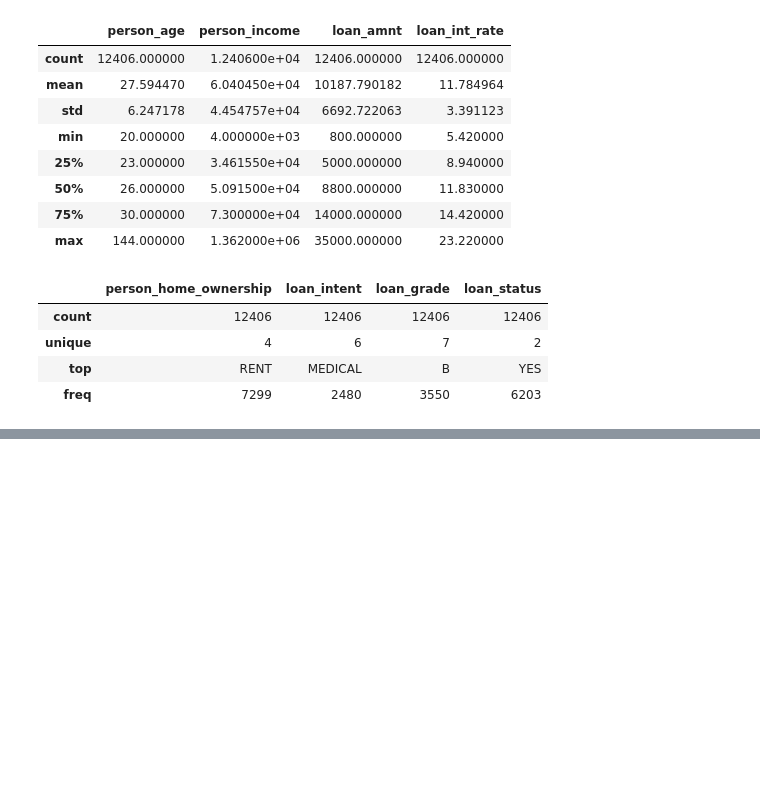
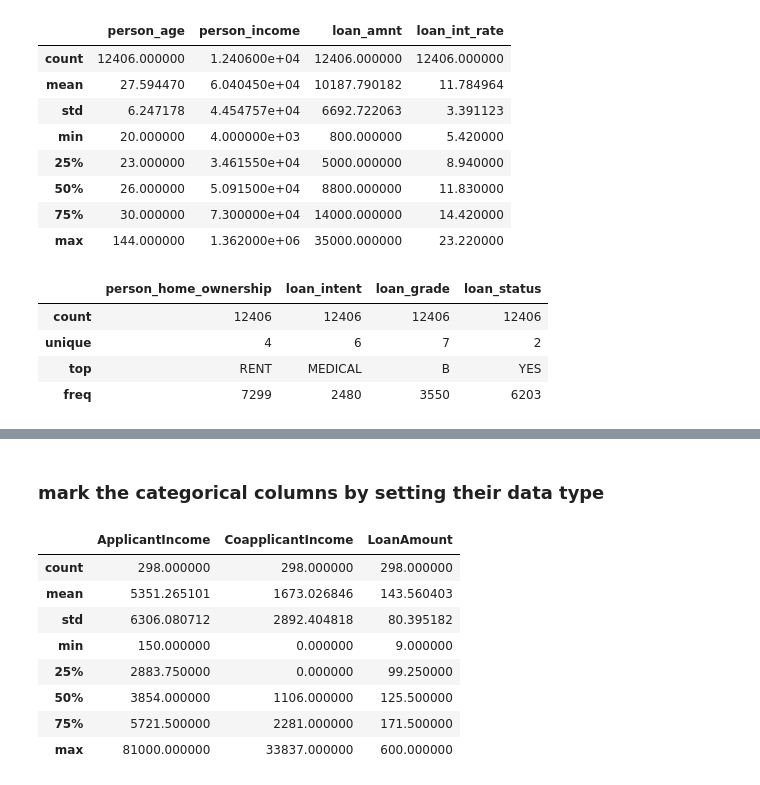
Before and after one commit to DARSHANH-analytics/MLModelOptimizationOFSS, a Jupyter notebook: day1/basics.ipynb, the cells around one changed output, grey strips where cells are left out. Drawn from its saved outputs; the diff is of its cells as text; code cells hidden in the pictures; blank space fills up the shorter version.

```diff
--- a/day1/basics.ipynb
+++ b/day1/basics.ipynb
@@ -116,0 +298,2 @@ df[   categorical_columns  ].describe(   )
+# %% [markdown]
+### mark the categorical columns by setting their data type
@@ -116,0 +302,12 @@ df[   categorical_columns  ].describe(   )
+# %%
+loan_df[real_value_columns_loan_df].describe()
+# %% [output]
+|  | ApplicantIncome | CoapplicantIncome | LoanAmount |
+| count | 298.000000 | 298.000000 | 298.000000 |
+| mean | 5351.265101 | 1673.026846 | 143.560403 |
+| std | 6306.080712 | 2892.404818 | 80.395182 |
+| min | 150.000000 | 0.000000 | 9.000000 |
+| 25% | 2883.750000 | 0.000000 | 99.250000 |
+| 50% | 3854.000000 | 1106.000000 | 125.500000 |
+| 75% | 5721.500000 | 2281.000000 | 171.500000 |
+| max | 81000.000000 | 33837.000000 | 600.000000 |
```
Also changed, not shown: parts of 24 cells of this notebook, 1 other file.
